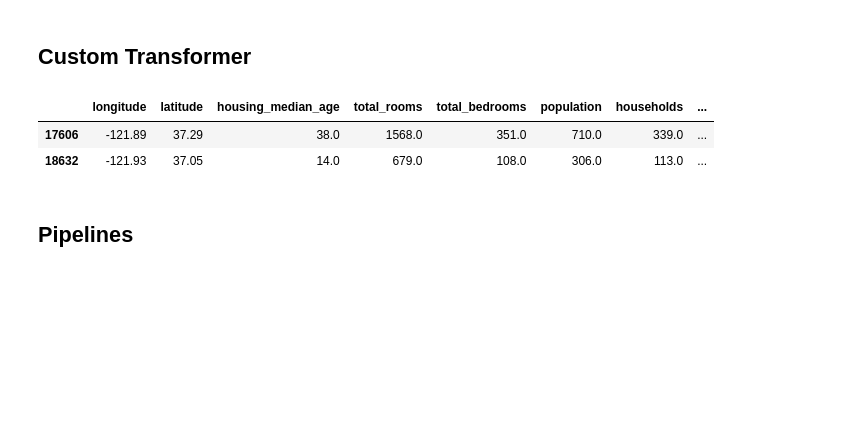
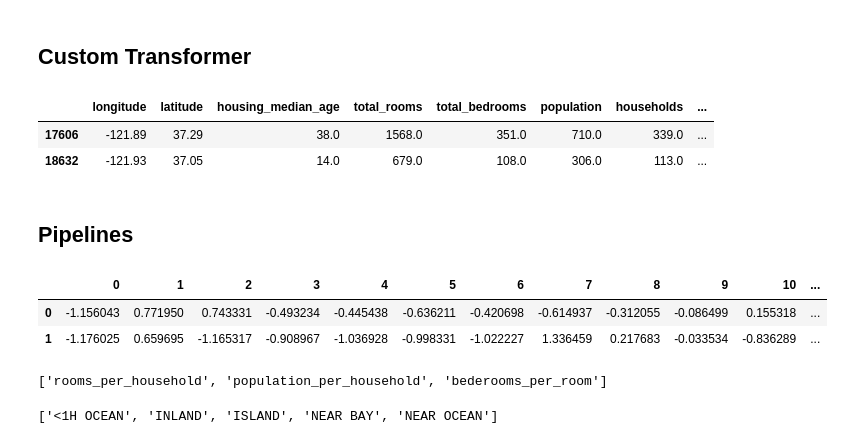
Before and after one commit to L-ashwin/exploring-ml, a Jupyter notebook: 03-Hands-On_ML_Oreilly/01.Regression.ipynb, the cells around one changed output. Drawn from its saved outputs; the diff is of its cells as text; code cells hidden in the pictures; blank space fills up the shorter version.

Commit message:
add data preparation pipeline

```diff
--- a/03-Hands-On_ML_Oreilly/01.Regression.ipynb
+++ b/03-Hands-On_ML_Oreilly/01.Regression.ipynb
@@ -340,6 +340,9 @@ class CombineAttributes(BaseEstimator, TransformerMixin):
         return self
 
     def transform(self, X, y=None):
+        # as this transformation is dependant on column name either use column names from outside
+        # or use column numbers either case it is not generalisable and needs attension
+        X = pd.DataFrame(X, index=housing_num.index, columns=housing_num.columns)
         rooms_per_household = X['total_rooms']/X['households']
         population_per_household = X['population']/X['households']
 
@@ -358,0 +373,34 @@ class CombineAttributes(BaseEstimator, TransformerMixin):
+# %%
+from sklearn.compose import ColumnTransformer
+
+num_attributes = list(housing_num)
+cat_attributes = ['ocean_proximity']
+# %%
+num_pipeline = Pipeline([
+    ('imputer', SimpleImputer(strategy='median')),
+    ('add_featureas', CombineAttributes()),
+    ('scaling', StandardScaler())
+])
+
+full_pipeline = ColumnTransformer([
+    ('num', num_pipeline, num_attributes),
+    ('cat', OneHotEncoder(), cat_attributes)
+])
+# %%
+housing_prepared = full_pipeline.fit_transform(housing)
+# %%
+pd.DataFrame(housing_prepared).head(2)
+# %% [output]
+|  | 0 | 1 | 2 | 3 | 4 | 5 | 6 | 7 | 8 | 9 | 10 | ... |
+| 0 | -1.156043 | 0.771950 | 0.743331 | -0.493234 | -0.445438 | -0.636211 | -0.420698 | -0.614937 | -0.312055 | -0.086499 | 0.155318 | ... |
+| 1 | -1.176025 | 0.659695 | -1.165317 | -0.908967 | -1.036928 | -0.998331 | -1.022227 | 1.336459 | 0.217683 | -0.033534 | -0.836289 | ... |
+# %%
+new_attributes = full_pipeline.named_transformers_['num']['add_featureas'].new_attributes
+new_attributes
+# %% [output]
+['rooms_per_household', 'population_per_household', 'bederooms_per_room']
+# %%
+cat_one_hot_attributes = list(full_pipeline.named_transformers_['cat'].categories_[0])
+cat_one_hot_attributes
+# %% [output]
+['<1H OCEAN', 'INLAND', 'ISLAND', 'NEAR BAY', 'NEAR OCEAN']
```
Also changed, not shown: parts of 4 cells of this notebook.
